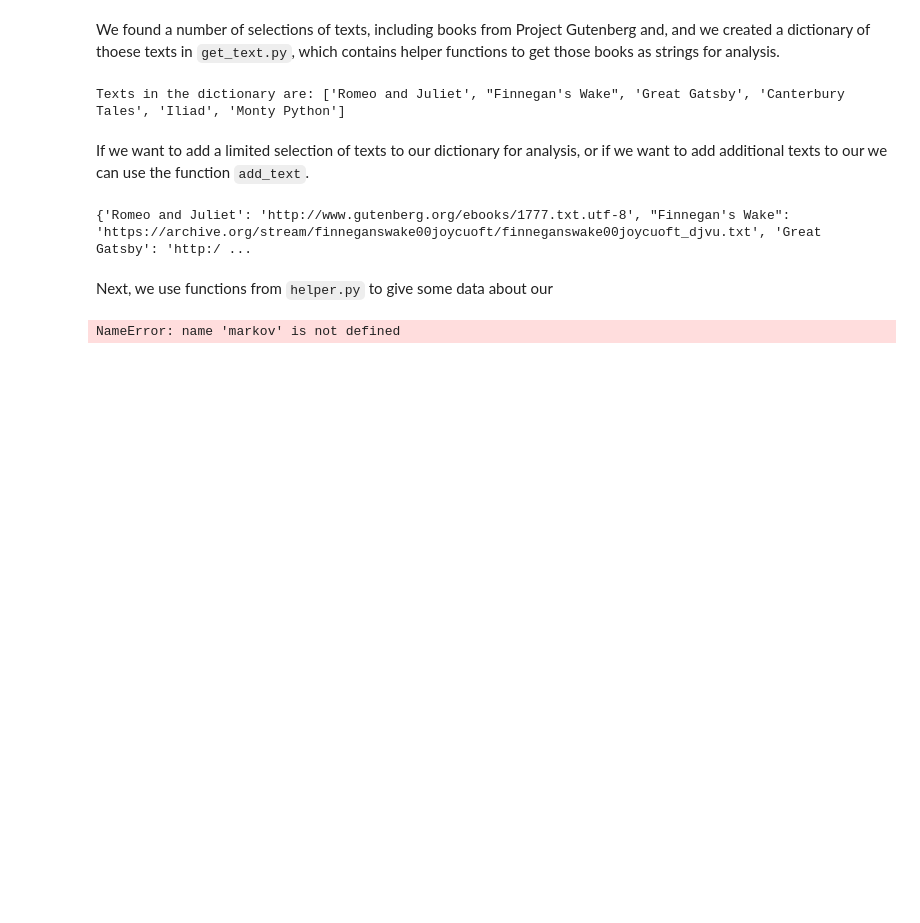
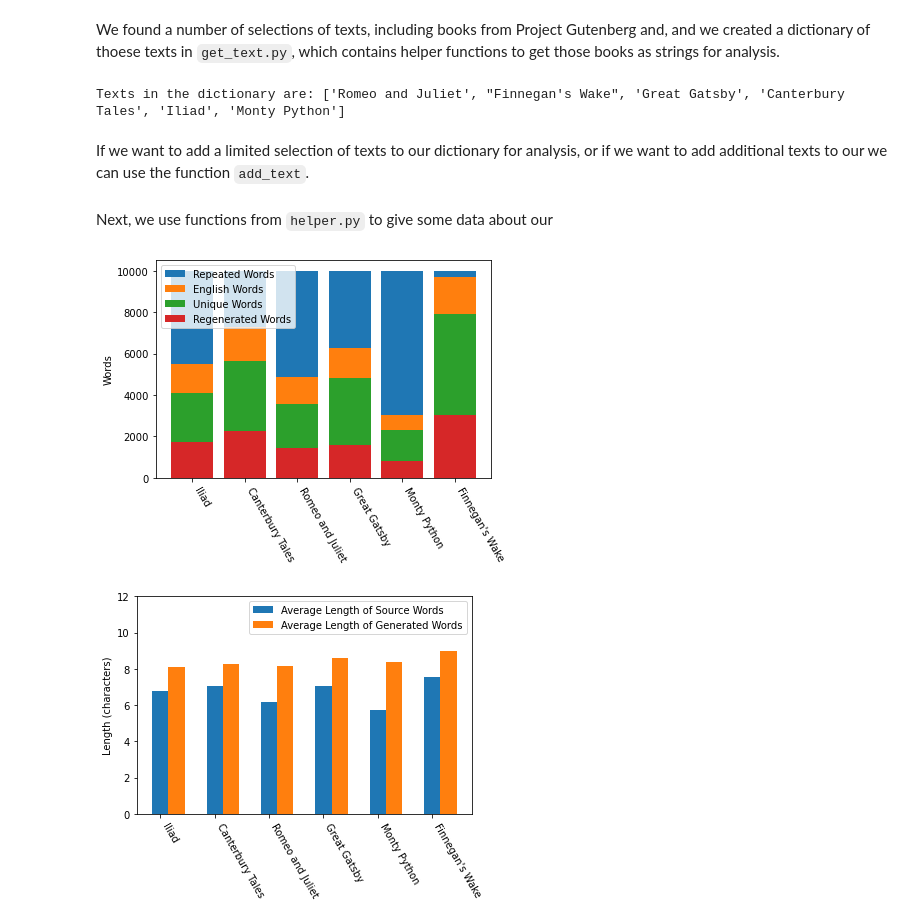
Before and after one commit to benmor20/SoftDesS21MarkovSyllables, a Jupyter notebook: look_at_this_graph.ipynb, the cells around one changed output. Cells and saved outputs as stored; diff of their text form; code cells hidden in the pictures; blank space fills up the shorter version.

Commit message:
Analysis of multiple texts, two graphs

```diff
--- a/look_at_this_graph.ipynb
+++ b/look_at_this_graph.ipynb
@@ -17,18 +30,57 @@ Texts in the dictionary are: ['Romeo and Juliet', "Finnegan's Wake", 'Great Gats
 # %% [markdown]
 If we want to add a limited selection of texts to our dictionary for analysis, or if we want to add additional texts to our we can use the function `add_text`.
 # %%
-limited_selections=["Monty Python", "Iliad", "Romeo and Juliet", "Great Gatsby"]
-for selection in limited_selections:
-    corpora = get_text.add_text(selection)
+limited_selections=["Iliad", "Canterbury Tales", "Romeo and Juliet", "Great Gatsby", "Monty Python", "Finnegan's Wake"]
+corpora = [get_text.get_texts(book) for book in limited_selections]
-# %% [output]
-{'Romeo and Juliet': 'http://www.gutenberg.org/ebooks/1777.txt.utf-8', "Finnegan's Wake": 'https://archive.org/stream/finneganswake00joycuoft/finneganswake00joycuoft_djvu.txt', 'Great Gatsby': 'http:/ ...
 # %% [markdown]
 Next, we use functions from `helper.py` to give some data about our
-# %%
-from urllib import request
-import markov_with_syllables as markov
-import syllablizer
-analyze_text = "Romeo and Juliet"
-MAX_WORDS = 10000
-# %% [output]
-NameError: name 'markov' is not defined
+# %%
+max_words = 10000
+#texts_analysis = analyze(corpora, max_words=max_words)
+unique = []
+regen = []
+ur_sum = []
+english = []
+ure_sum = []
+repeats = []
+word_len = []
+markov_len = []
+for index in range(len(corpora)):
+    analysis = texts_analysis[index]
+    unique.append(analysis["unique_count"])
+    regen.append(analysis["regenerated_count"])
+    english.append(analysis["english_count"])
+    ur_sum.append(unique[-1] + regen[-1])
+    ure_sum.append(ur_sum[-1] + english[-1])
+    repeats.append(max_words - ure_sum[-1])
+    word_len.append(analysis["average_word_length"])
+    markov_len.append(analysis["average_unique_markov_word_length"])
+
+fig, ax = plt.subplots()
+ax.bar(limited_selections, repeats, label = "Repeated Words", bottom=ure_sum)
+ax.bar(limited_selections, english, label="English Words", bottom=ur_sum)
+ax.bar(limited_selections, unique, label="Unique Words", bottom=regen)
+ax.bar(limited_selections, regen, label="Regenerated Words")
+ax.set_ylabel("Words")
+for tick in ax.get_xticklabels():
+    tick.set_rotation(-60)
+    tick.set_horizontalalignment("left")
+ax.legend()
+plt.show()
+
+fig, ax = plt.subplots()
+width = 0.3
+indexes = np.arange(len(limited_selections))
+ax.bar(limited_selections, word_len, width, label="Average Length of Source Words")
+ax.bar(indexes+width, markov_len, width, label="Average Length of Generated Words")
+
+ax.set_ylabel("Length (characters)")
+ax.set_ylim([0, 12])
+for tick in ax.get_xticklabels():
+    tick.set_rotation(-60)
+    tick.set_horizontalalignment("left")
+ax.legend()
+plt.show()
+# %% [output]
+[figure, added]
+[figure, added]
```
Also changed, not shown: parts of 3 cells of this notebook, 1 other file.
